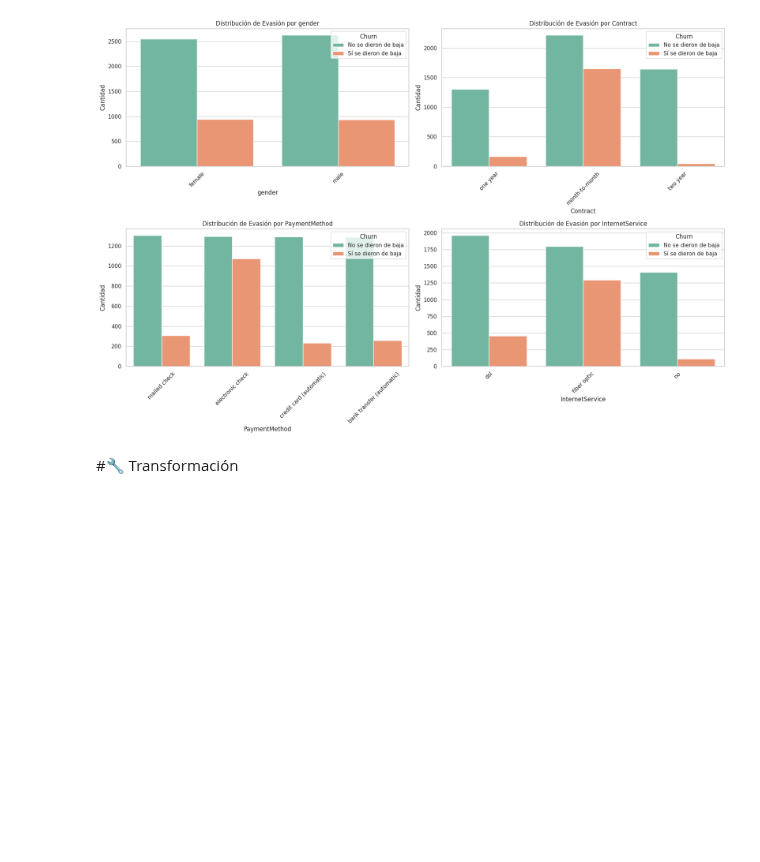
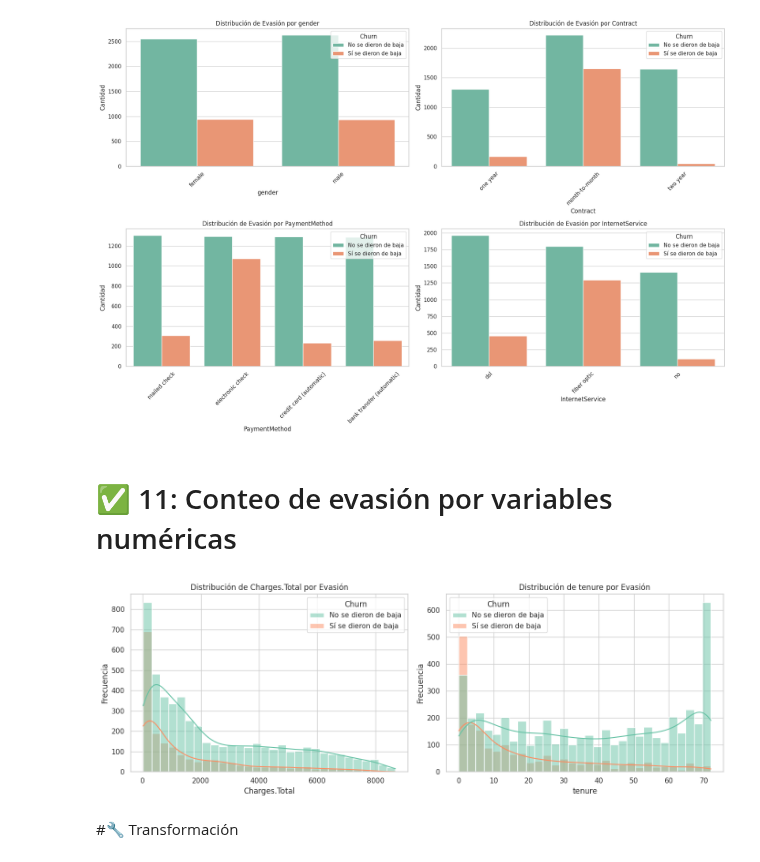
Before and after one commit to NatSama2/Curso-Alura-Latam, a Jupyter notebook: challenge2-data-science-TelecomX/TelecomX_LATAM.ipynb, the cells around one changed output. Saved outputs shown, nothing was run; the diff lists cells and outputs as text; code cells hidden in the pictures; blank space fills up the shorter version.

Commit message:
11-Conteo de evasión por variables numéricas

```diff
--- a/challenge2-data-science-TelecomX/TelecomX_LATAM.ipynb
+++ b/challenge2-data-science-TelecomX/TelecomX_LATAM.ipynb
@@ -427,6 +427,30 @@ plt.tight_layout()
 plt.show()
 # %% [output]
 [figure]
+# %% [markdown]
+# ✅ 11: Conteo de evasión por variables numéricas
+# %%
+df_numerico = df_final.copy()
+df_numerico['Churn'] = df_numerico['Churn'].map({
+    'no': 'No se dieron de baja',
+    'yes': 'Sí se dieron de baja'
+})
+# %%
+variables_numericas = ['Charges.Total', 'tenure']
+# %%
+plt.figure(figsize=(14, 5))
+
+for i, col in enumerate(variables_numericas, 1):
+    plt.subplot(1, 2, i)
+    sns.histplot(data=df_numerico, x=col, hue='Churn', kde=True, palette=['#66c2a5', '#fc8d62'], bins=30)
+    plt.title(f'Distribución de {col} por Evasión')
+    plt.xlabel(col)
+    plt.ylabel('Frecuencia')
+
+plt.tight_layout()
+plt.show()
+# %% [output]
+[figure, added]
 # %% [markdown]
 #🔧 Transformación
 # %% [markdown]
```
